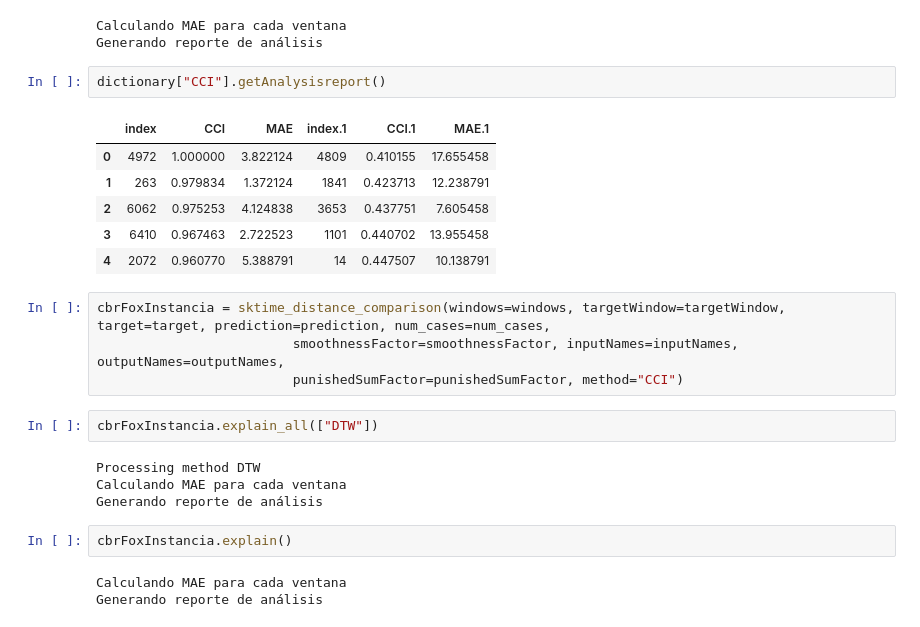
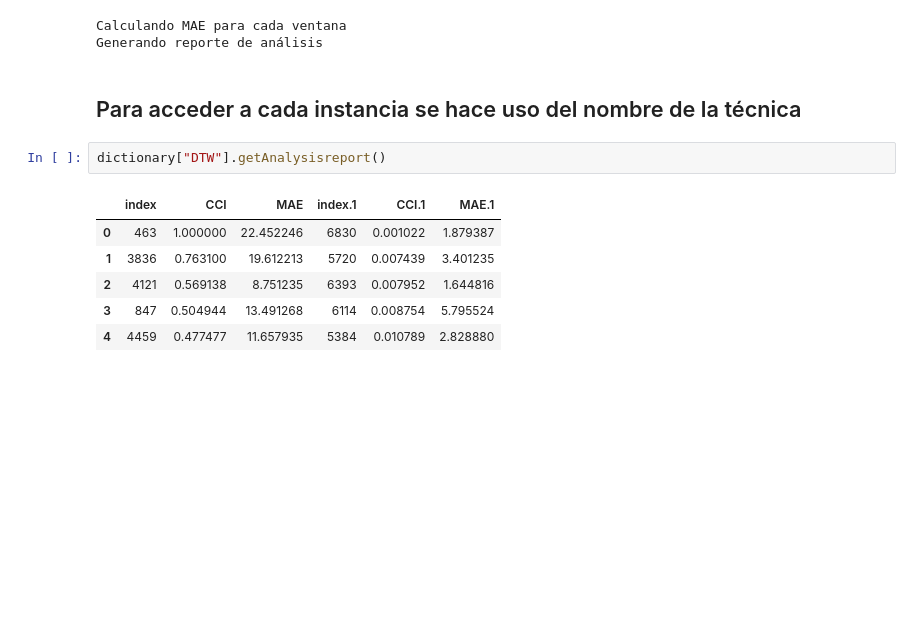
Before and after one commit to Cowardenemy/Weather-Forecasting-CBR-fox, a Jupyter notebook: Jupyter/Software_1.1.ipynb, the cells around one changed output. Saved outputs shown, nothing was run; the diff lists cells and outputs as text; blank space fills up the shorter version.

```diff
--- a/Jupyter/Software_1.1.ipynb
+++ b/Jupyter/Software_1.1.ipynb
@@ -103,27 +156,14 @@ Calculando MAE para cada ventana
 Generando reporte de análisis
 Calculando MAE para cada ventana
 Generando reporte de análisis
+# %% [markdown]
+## Para acceder a cada instancia se hace uso del nombre de la técnica
 # %%
-dictionary["CCI"].getAnalysisreport()
+dictionary["DTW"].getAnalysisreport()
 # %% [output]
 |  | index | CCI | MAE | index.1 | CCI.1 | MAE.1 |
-| 0 | 4972 | 1.000000 | 3.822124 | 4809 | 0.410155 | 17.655458 |
-| 1 | 263 | 0.979834 | 1.372124 | 1841 | 0.423713 | 12.238791 |
-| 2 | 6062 | 0.975253 | 4.124838 | 3653 | 0.437751 | 7.605458 |
-| 3 | 6410 | 0.967463 | 2.722523 | 1101 | 0.440702 | 13.955458 |
-| 4 | 2072 | 0.960770 | 5.388791 | 14 | 0.447507 | 10.138791 |
+| 0 | 463 | 1.000000 | 22.452246 | 6830 | 0.001022 | 1.879387 |
+| 1 | 3836 | 0.763100 | 19.612213 | 5720 | 0.007439 | 3.401235 |
+| 2 | 4121 | 0.569138 | 8.751235 | 6393 | 0.007952 | 1.644816 |
+| 3 | 847 | 0.504944 | 13.491268 | 6114 | 0.008754 | 5.795524 |
+| 4 | 4459 | 0.477477 | 11.657935 | 5384 | 0.010789 | 2.828880 |
-# %%
-cbrFoxInstancia = sktime_distance_comparison(windows=windows, targetWindow=targetWindow, target=target, prediction=prediction, num_cases=num_cases,
-                         smoothnessFactor=smoothnessFactor, inputNames=inputNames, outputNames=outputNames,
-                         punishedSumFactor=punishedSumFactor, method="CCI")
-# %%
-cbrFoxInstancia.explain_all(["DTW"])
-# %% [output]
-Processing method DTW
-Calculando MAE para cada ventana
-Generando reporte de análisis
-# %%
-cbrFoxInstancia.explain()
-# %% [output]
-Calculando MAE para cada ventana
-Generando reporte de análisis
```
Also changed, not shown: parts of 31 cells of this notebook, 5 other files.
